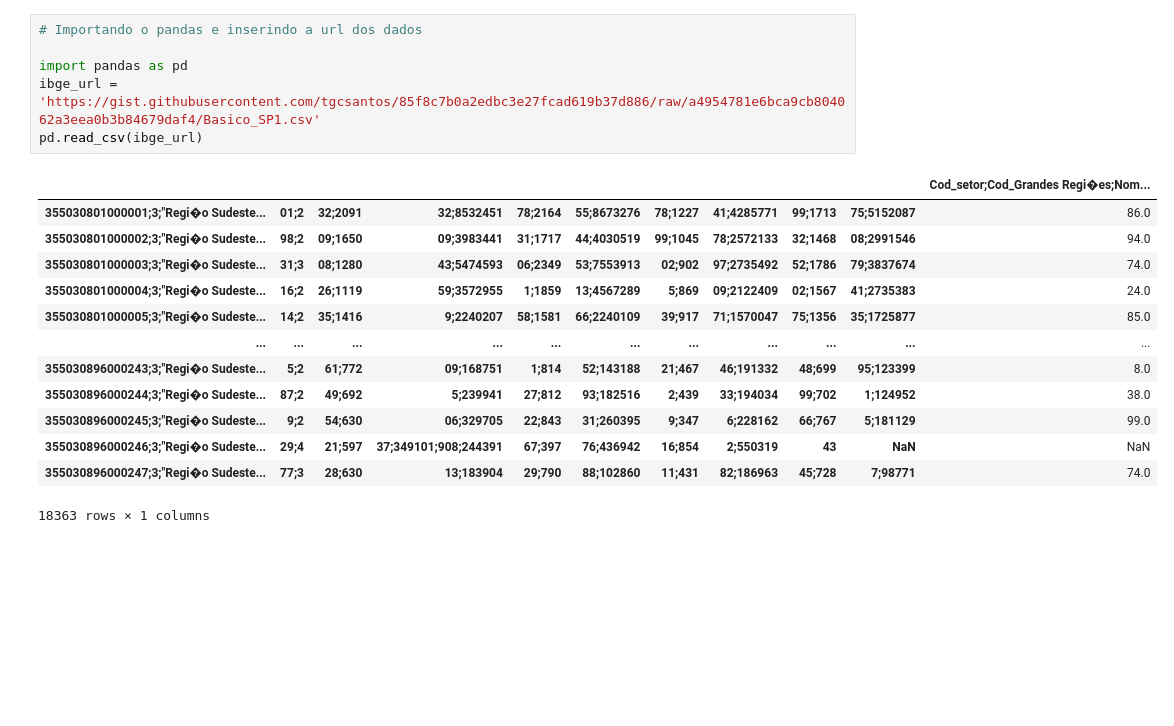
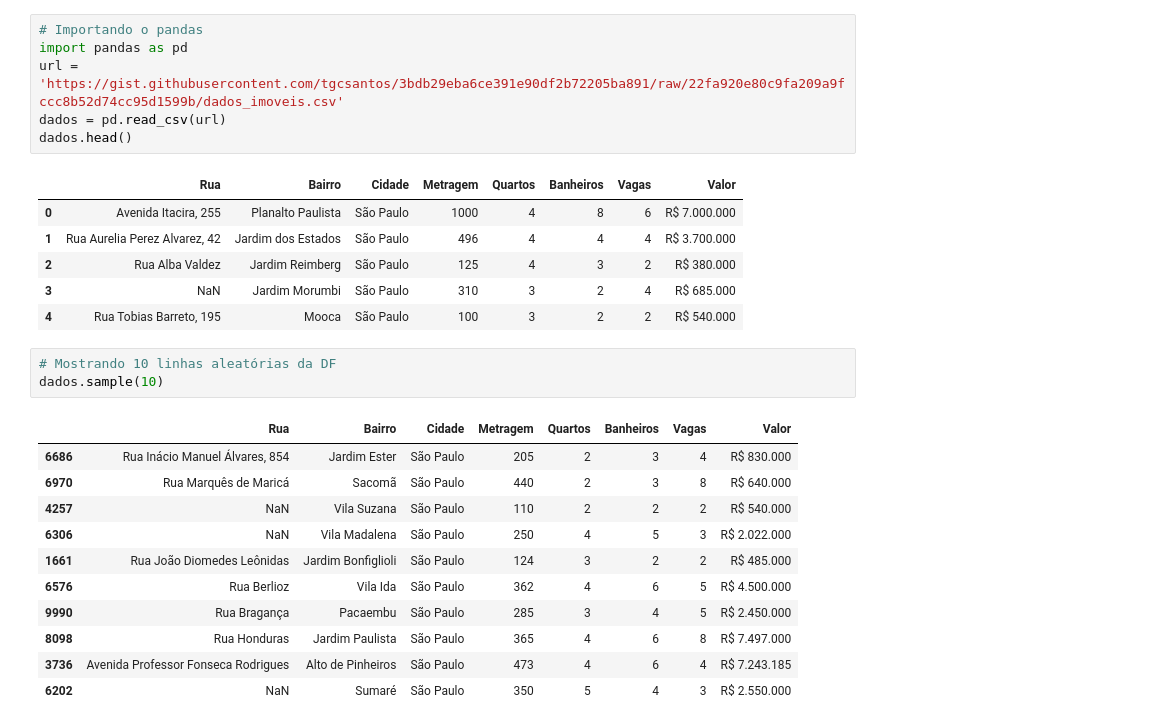
Before and after one commit to gustavobelloni/imersao-alura, a Jupyter notebook: aula3/aula03.ipynb, the cells around one changed output. Cells and saved outputs as stored; diff of their text form; blank space fills up the shorter version.

```diff
--- a/aula3/aula03.ipynb
+++ b/aula3/aula03.ipynb
@@ -1,20 +1,28 @@
 # %%
-# Importando o pandas e inserindo a url dos dados
-
+# Importando o pandas
 import pandas as pd
-ibge_url = 'https://gist.githubusercontent.com/tgcsantos/85f8c7b0a2edbc3e27fcad619b37d886/raw/a4954781e6bca9cb804062a3eea0b3b84679daf4/Basico_SP1.csv'
-pd.read_csv(ibge_url)
+url = 'https://gist.githubusercontent.com/tgcsantos/3bdb29eba6ce391e90df2b72205ba891/raw/22fa920e80c9fa209a9fccc8b52d74cc95d1599b/dados_imoveis.csv'
+dados = pd.read_csv(url)
+dados.head()
 # %% [output]
-|  |  |  |  |  |  |  |  |  |  | Cod_setor;Cod_Grandes Regi�es;Nom... |
-| 355030801000001;3;"Regi�o Sudeste... | 01;2 | 32;2091 | 32;8532451 | 78;2164 | 55;8673276 | 78;1227 | 41;4285771 | 99;1713 | 75;5152087 | 86.0 |
-| 355030801000002;3;"Regi�o Sudeste... | 98;2 | 09;1650 | 09;3983441 | 31;1717 | 44;4030519 | 99;1045 | 78;2572133 | 32;1468 | 08;2991546 | 94.0 |
-| 355030801000003;3;"Regi�o Sudeste... | 31;3 | 08;1280 | 43;5474593 | 06;2349 | 53;7553913 | 02;902 | 97;2735492 | 52;1786 | 79;3837674 | 74.0 |
-| 355030801000004;3;"Regi�o Sudeste... | 16;2 | 26;1119 | 59;3572955 | 1;1859 | 13;4567289 | 5;869 | 09;2122409 | 02;1567 | 41;2735383 | 24.0 |
-| 355030801000005;3;"Regi�o Sudeste... | 14;2 | 35;1416 | 9;2240207 | 58;1581 | 66;2240109 | 39;917 | 71;1570047 | 75;1356 | 35;1725877 | 85.0 |
-| ... | ... | ... | ... | ... | ... | ... | ... | ... | ... | ... |
-| 355030896000243;3;"Regi�o Sudeste... | 5;2 | 61;772 | 09;168751 | 1;814 | 52;143188 | 21;467 | 46;191332 | 48;699 | 95;123399 | 8.0 |
-| 355030896000244;3;"Regi�o Sudeste... | 87;2 | 49;692 | 5;239941 | 27;812 | 93;182516 | 2;439 | 33;194034 | 99;702 | 1;124952 | 38.0 |
-| 355030896000245;3;"Regi�o Sudeste... | 9;2 | 54;630 | 06;329705 | 22;843 | 31;260395 | 9;347 | 6;228162 | 66;767 | 5;181129 | 99.0 |
-| 355030896000246;3;"Regi�o Sudeste... | 29;4 | 21;597 | 37;349101;908;244391 | 67;397 | 76;436942 | 16;854 | 2;550319 | 43 | NaN | NaN |
-| 355030896000247;3;"Regi�o Sudeste... | 77;3 | 28;630 | 13;183904 | 29;790 | 88;102860 | 11;431 | 82;186963 | 45;728 | 7;98771 | 74.0 |
+|  | Rua | Bairro | Cidade | Metragem | Quartos | Banheiros | Vagas | Valor |
+| 0 | Avenida Itacira, 255 | Planalto Paulista | São Paulo | 1000 | 4 | 8 | 6 | R$ 7.000.000 |
+| 1 | Rua Aurelia Perez Alvarez, 42 | Jardim dos Estados | São Paulo | 496 | 4 | 4 | 4 | R$ 3.700.000 |
+| 2 | Rua Alba Valdez | Jardim Reimberg | São Paulo | 125 | 4 | 3 | 2 | R$ 380.000 |
+| 3 | NaN | Jardim Morumbi | São Paulo | 310 | 3 | 2 | 4 | R$ 685.000 |
+| 4 | Rua Tobias Barreto, 195 | Mooca | São Paulo | 100 | 3 | 2 | 2 | R$ 540.000 |
-18363 rows × 1 columns
+# %%
+# Mostrando 10 linhas aleatórias da DF
+dados.sample(10)
+# %% [output]
+|  | Rua | Bairro | Cidade | Metragem | Quartos | Banheiros | Vagas | Valor |
+| 6686 | Rua Inácio Manuel Álvares, 854 | Jardim Ester | São Paulo | 205 | 2 | 3 | 4 | R$ 830.000 |
+| 6970 | Rua Marquês de Maricá | Sacomã | São Paulo | 440 | 2 | 3 | 8 | R$ 640.000 |
+| 4257 | NaN | Vila Suzana | São Paulo | 110 | 2 | 2 | 2 | R$ 540.000 |
+| 6306 | NaN | Vila Madalena | São Paulo | 250 | 4 | 5 | 3 | R$ 2.022.000 |
+| 1661 | Rua João Diomedes Leônidas | Jardim Bonfiglioli | São Paulo | 124 | 3 | 2 | 2 | R$ 485.000 |
+| 6576 | Rua Berlioz | Vila Ida | São Paulo | 362 | 4 | 6 | 5 | R$ 4.500.000 |
+| 9990 | Rua Bragança | Pacaembu | São Paulo | 285 | 3 | 4 | 5 | R$ 2.450.000 |
+| 8098 | Rua Honduras | Jardim Paulista | São Paulo | 365 | 4 | 6 | 8 | R$ 7.497.000 |
+| 3736 | Avenida Professor Fonseca Rodrigues | Alto de Pinheiros | São Paulo | 473 | 4 | 6 | 4 | R$ 7.243.185 |
+| 6202 | NaN | Sumaré | São Paulo | 350 | 5 | 4 | 3 | R$ 2.550.000 |
```
Also changed, not shown: parts of 44 cells of this notebook, 8 other files.
